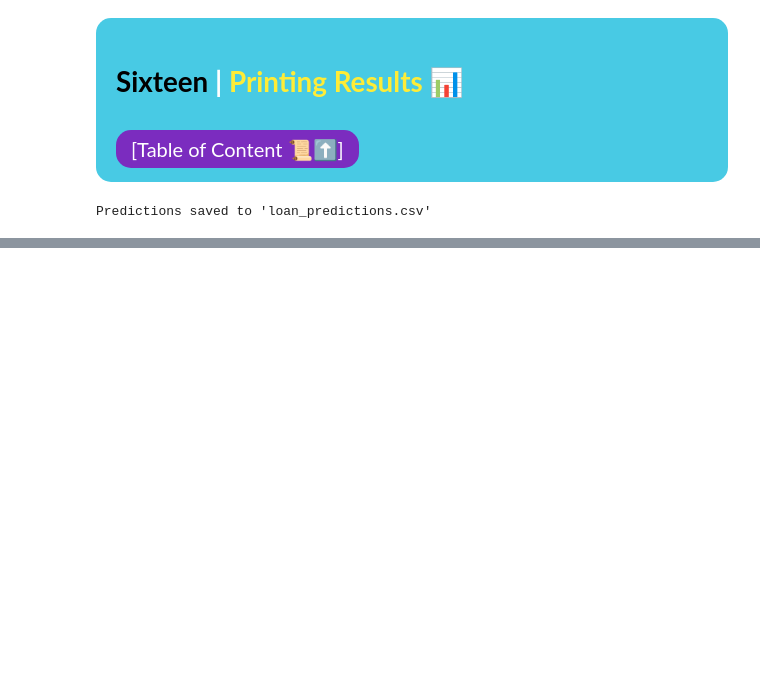
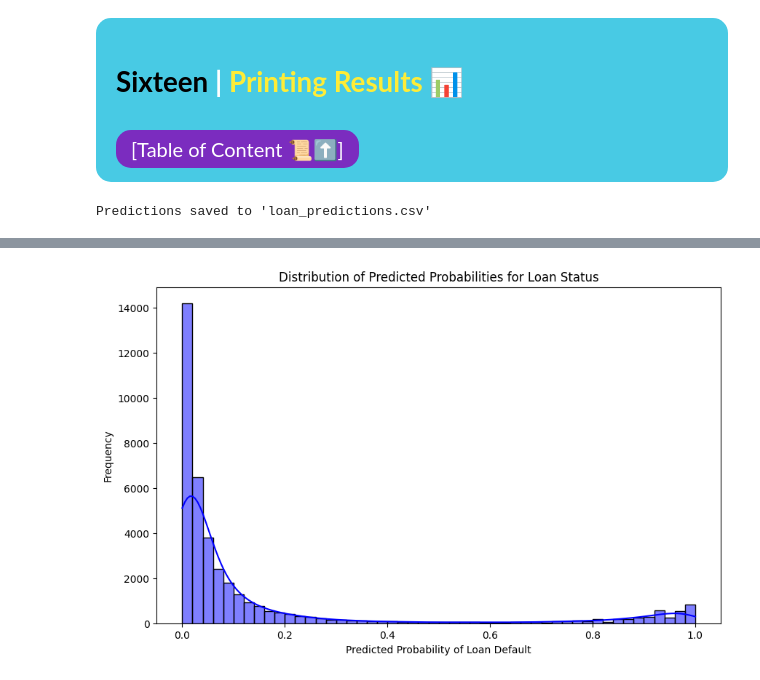
Before and after one commit to maimunul/Loan-Status-Prediction-with-CatBoost-and-RandomForest, a Jupyter notebook: loan-status-prediction-using-random-forest.ipynb, the cells around one changed output, grey strips where cells are left out. Cells and saved outputs as stored; diff of their text form; code cells hidden in the pictures; blank space fills up the shorter version.

Commit message:
Kaggle Notebook | Loan 🏦Status Prediction 🎯 using Random Forest | Version 6

```diff
--- a/loan-status-prediction-using-random-forest.ipynb
+++ b/loan-status-prediction-using-random-forest.ipynb
@@ -322,3 +281,0 @@ param_grid = {
-# %%
-grid_search = GridSearchCV(pipeline, param_grid, cv=3, n_jobs=-1, verbose=1, scoring='accuracy')
-grid_search.fit(X_train, y_train)
@@ -376,0 +297,2 @@ plt.show()
+# %%
+pipeline.fit(X_train, y_train)
@@ -413,7 +348,7 @@ Training Accuracy: 0.9676016710717026
     </a>
 </div>
 # %%
-predicted_probabilities = best_model.predict_proba(test)[:, 1]
+predicted_probabilities = pipeline.predict_proba(test)[:, 1]
 # %% [markdown]
 <div style="background-color: #48cae4; border-radius: 15px; padding: 20px; text-align: left;">
     <h1 style="margin: 0;">
@@ -486 +421,10 @@ pd.read_csv('loan_predictions.csv')
 39098 rows × 2 columns
+# %%
+plt.figure(figsize=(10, 6))
+sns.histplot(predicted_probabilities, bins=50, kde=True, color='blue')
+plt.title('Distribution of Predicted Probabilities for Loan Status')
+plt.xlabel('Predicted Probability of Loan Default')
+plt.ylabel('Frequency')
+plt.show()
+# %% [output]
+[figure, added]
```
Also changed, not shown: parts of 12 cells of this notebook.
